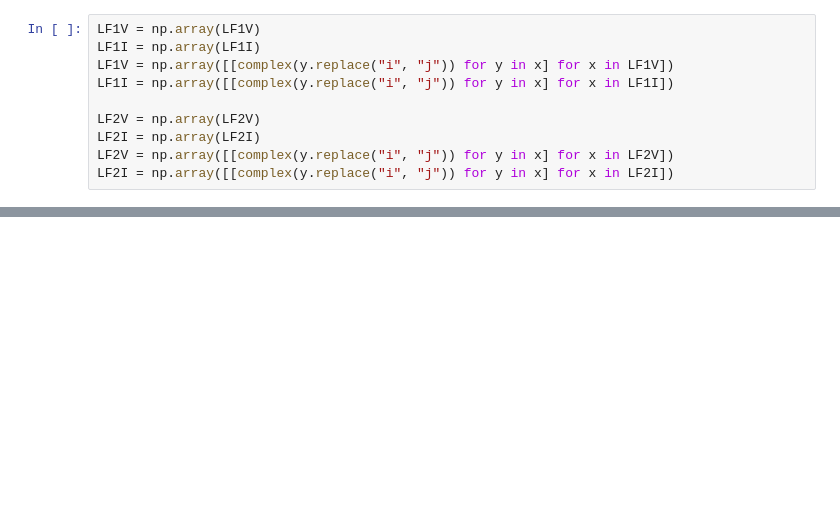
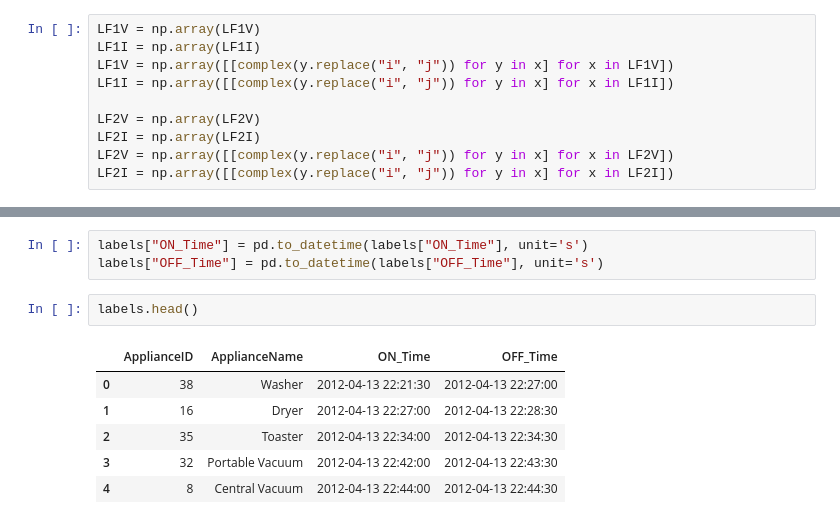
Before and after one commit to Policooo/Sustainable-Energy-Behavior, a Jupyter notebook: data_processing.ipynb, the cells around one changed output, grey strips where cells are left out. Cells and saved outputs as stored; diff of their text form; blank space fills up the shorter version.

```diff
--- a/data_processing.ipynb
+++ b/data_processing.ipynb
@@ -56 +77,13 @@ power = L1_actual_power + L2_actual_power
+# %%
+labels["ON_Time"] = pd.to_datetime(labels["ON_Time"], unit='s')
+labels["OFF_Time"] = pd.to_datetime(labels["OFF_Time"], unit='s')
+# %%
+labels.head()
+# %% [output]
+|  | ApplianceID | ApplianceName | ON_Time | OFF_Time |
+| 0 | 38 | Washer | 2012-04-13 22:21:30 | 2012-04-13 22:27:00 |
+| 1 | 16 | Dryer | 2012-04-13 22:27:00 | 2012-04-13 22:28:30 |
+| 2 | 35 | Toaster | 2012-04-13 22:34:00 | 2012-04-13 22:34:30 |
+| 3 | 32 | Portable Vacuum | 2012-04-13 22:42:00 | 2012-04-13 22:43:30 |
+| 4 | 8 | Central Vacuum | 2012-04-13 22:44:00 | 2012-04-13 22:44:30 |
 # %%
```
Also changed, not shown: parts of 7 cells of this notebook.
